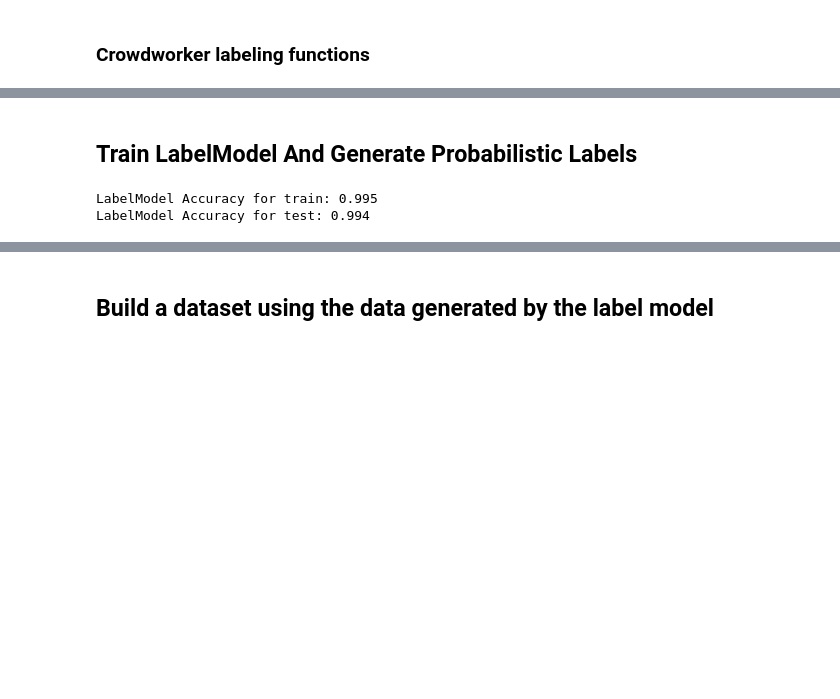
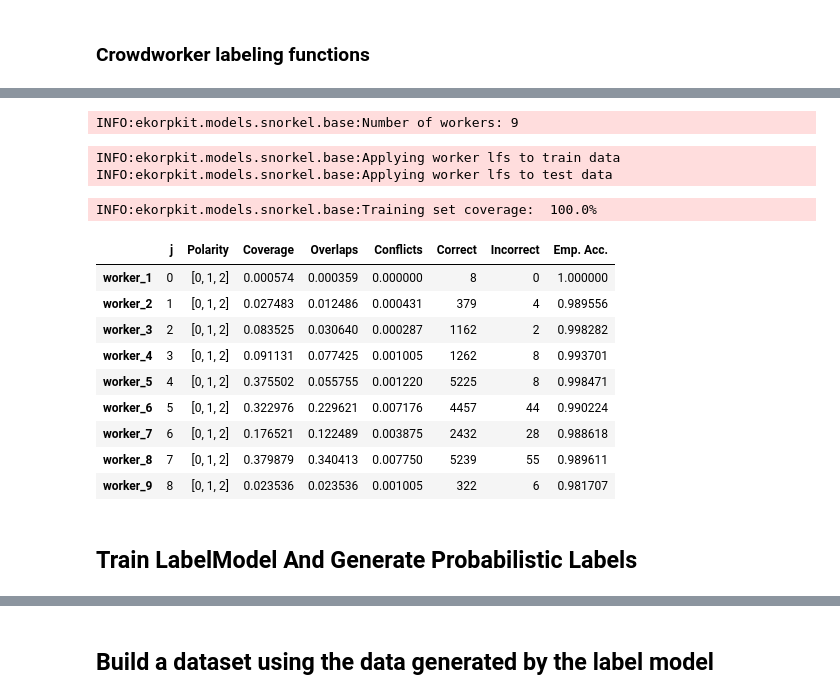
Before and after one commit to entelecheia/ekorpkit-book, a Jupyter notebook: ekorpkit-book/docs/usecases/esg/snorkel.ipynb, the cells around one changed output, grey strips where cells are left out. Cells and saved outputs as stored; diff of their text form; code cells hidden in the pictures; blank space fills up the shorter version.

Commit message:
feat: add BaseSnorkel model

```diff
--- a/ekorpkit-book/docs/usecases/esg/snorkel.ipynb
+++ b/ekorpkit-book/docs/usecases/esg/snorkel.ipynb
@@ -70,0 +47,6 @@ df_train.tail()
+# %%
+model_cfg = eKonf.compose("model/snorkel")
+model_cfg.name = "esg_polarity_snorkel"
+model_cfg.output_dir = data_dir
+model_cfg.verbose = True
+snorkel = eKonf.instantiate(model_cfg)
@@ -70,0 +55,2 @@ df_train.tail()
+# %%
+snorkel.load_data(data=ls.data, test_size=0.2, random_state=12345)
@@ -126,2 +102,26 @@ Training set coverage:  100.0%
+# %%
+worker_lfs = snorkel.compose_worker_lfs()
+# %% [output]
+INFO:ekorpkit.models.snorkel.base:Number of workers: 9
+# %%
+snorkel.apply_worker_lfs(worker_lfs)
+# %% [output]
+INFO:ekorpkit.models.snorkel.base:Applying worker lfs to train data
+INFO:ekorpkit.models.snorkel.base:Applying worker lfs to test data
+# %%
+summary = snorkel.lf_summary()
+summary
+# %% [output]
+INFO:ekorpkit.models.snorkel.base:Training set coverage:  100.0%
+|  | j | Polarity | Coverage | Overlaps | Conflicts | Correct | Incorrect | Emp. Acc. |
+| worker_1 | 0 | [0, 1, 2] | 0.000574 | 0.000359 | 0.000000 | 8 | 0 | 1.000000 |
+| worker_2 | 1 | [0, 1, 2] | 0.027483 | 0.012486 | 0.000431 | 379 | 4 | 0.989556 |
+| worker_3 | 2 | [0, 1, 2] | 0.083525 | 0.030640 | 0.000287 | 1162 | 2 | 0.998282 |
+| worker_4 | 3 | [0, 1, 2] | 0.091131 | 0.077425 | 0.001005 | 1262 | 8 | 0.993701 |
+| worker_5 | 4 | [0, 1, 2] | 0.375502 | 0.055755 | 0.001220 | 5225 | 8 | 0.998471 |
+| worker_6 | 5 | [0, 1, 2] | 0.322976 | 0.229621 | 0.007176 | 4457 | 44 | 0.990224 |
+| worker_7 | 6 | [0, 1, 2] | 0.176521 | 0.122489 | 0.003875 | 2432 | 28 | 0.988618 |
+| worker_8 | 7 | [0, 1, 2] | 0.379879 | 0.340413 | 0.007750 | 5239 | 55 | 0.989611 |
+| worker_9 | 8 | [0, 1, 2] | 0.023536 | 0.023536 | 0.001005 | 322 | 6 | 0.981707 |
 # %% [markdown]
 ## Train LabelModel And Generate Probabilistic Labels
@@ -134,15 +127,0 @@ label_model.fit(L_train, n_epochs=100, seed=12345, log_freq=20, l2=0.1, lr=0.01)
-# %%
-from ekorpkit.models.snorkel.analysis import metric_score
-
-Y_test = df_test.classes.values
-
-preds_train = label_model.predict(L_train, tie_break_policy="abstain")
-acc = metric_score(Y_train, preds_train, probs=None, metric="accuracy")
-print(f"LabelModel Accuracy for train: {acc:.3f}")
-
-preds_test = label_model.predict(L_test, tie_break_policy="abstain")
-acc = metric_score(Y_test, preds_test, probs=None, metric="accuracy")
-print(f"LabelModel Accuracy for test: {acc:.3f}")
-# %% [output]
-LabelModel Accuracy for train: 0.995
-LabelModel Accuracy for test: 0.994
```
Also changed, not shown: parts of 19 cells of this notebook.
